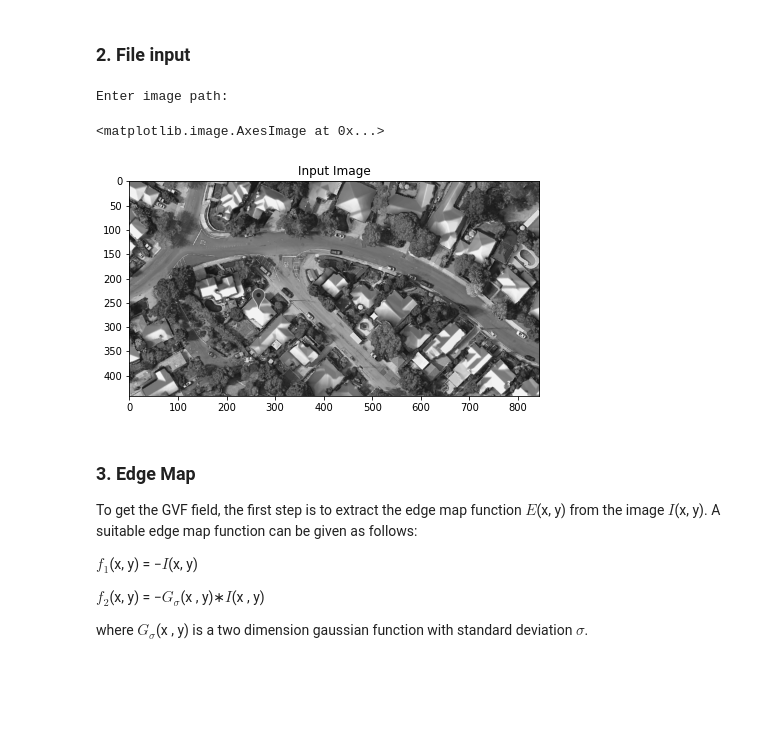
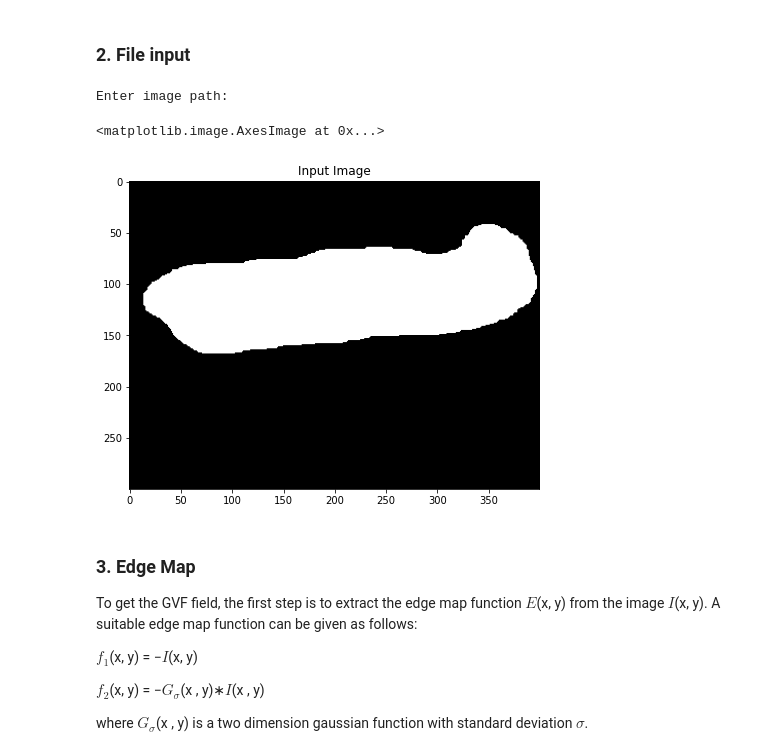
Before and after one commit to aneeketMangal/Gradient-Vector-Field-Snake, a Jupyter notebook: main/main.ipynb, the cells around one changed output. Cells and saved outputs as stored; diff of their text form; code cells hidden in the pictures; blank space fills up the shorter version.

```diff
--- a/main/main.ipynb
+++ b/main/main.ipynb
@@ -18,29 +13,28 @@ from PIL import Image
 ### 2. File input
 # %%
 print("Enter image path: ", end = "")
-imgPath = "a.png"
+imgPath = "../test_images/1.png"
+# taking image as input, converting into grayscale
+img = None
 try:
-    # taking image as input
-    # converting into grayscale
     img = cv2.imread(imgPath, 0)
-    # img = skimage.color.rgb2gray(skimage.io.imread(imgPath))
 except:
     # in case file is not found
     print("Image path incorrect.")
     exit(0)
 
 img2 = img.copy()
 img2 = img2.astype(np.float32)
 img2 = img / 255 # rescaling the pixel values
 
 plt.figure(figsize=(25,25))
 plt.subplot(1, 3, 1)
 plt.title("Input Image")
 plt.imshow(img, cmap="gray")
 # %% [output]
 Enter image path:
 <matplotlib.image.AxesImage at 0x...>
-[figure, old version]
+[figure, new version]
 # %% [markdown]
 ### 3. Edge Map
 
```
Also changed, not shown: parts of 4 cells of this notebook, 5 other files.
